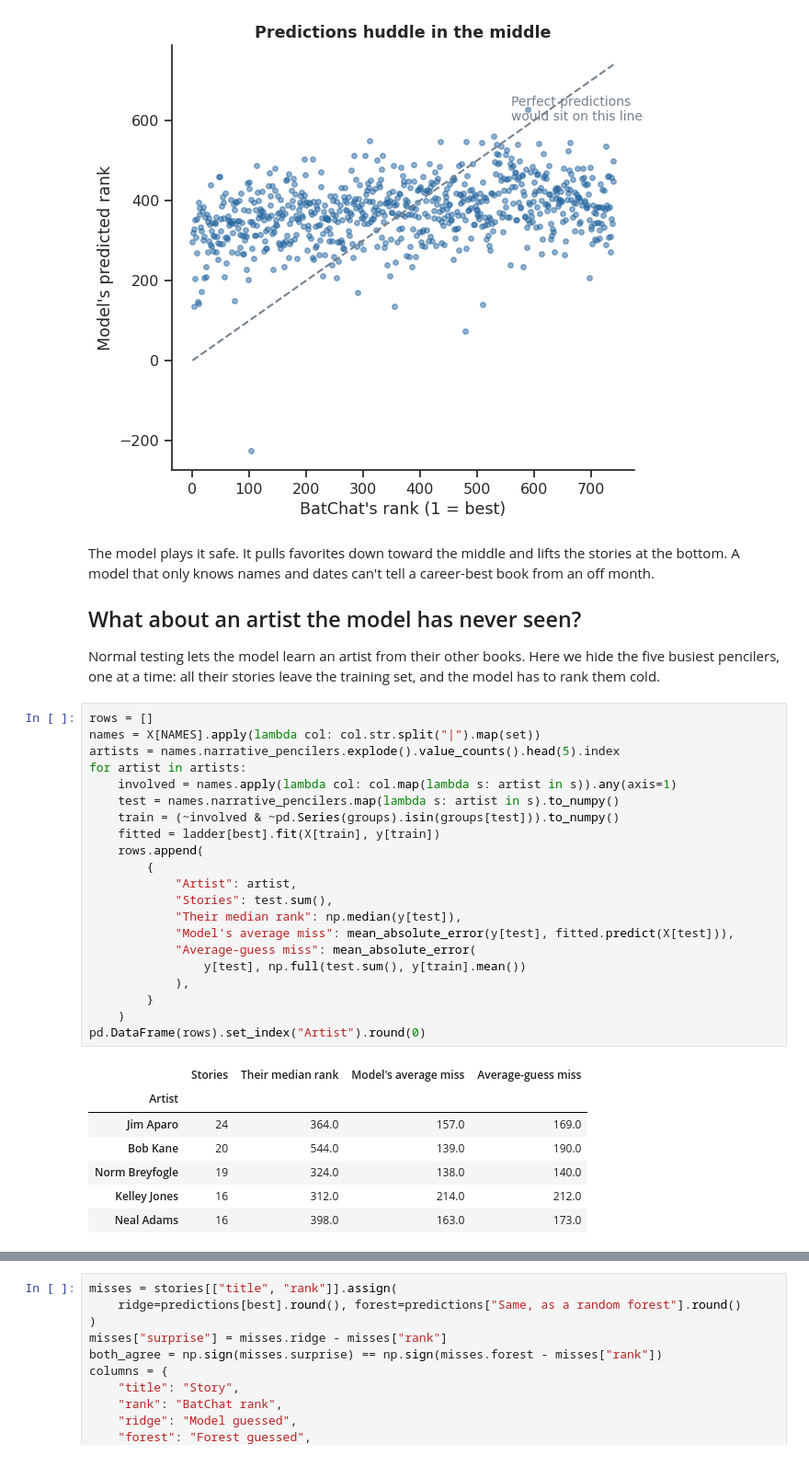
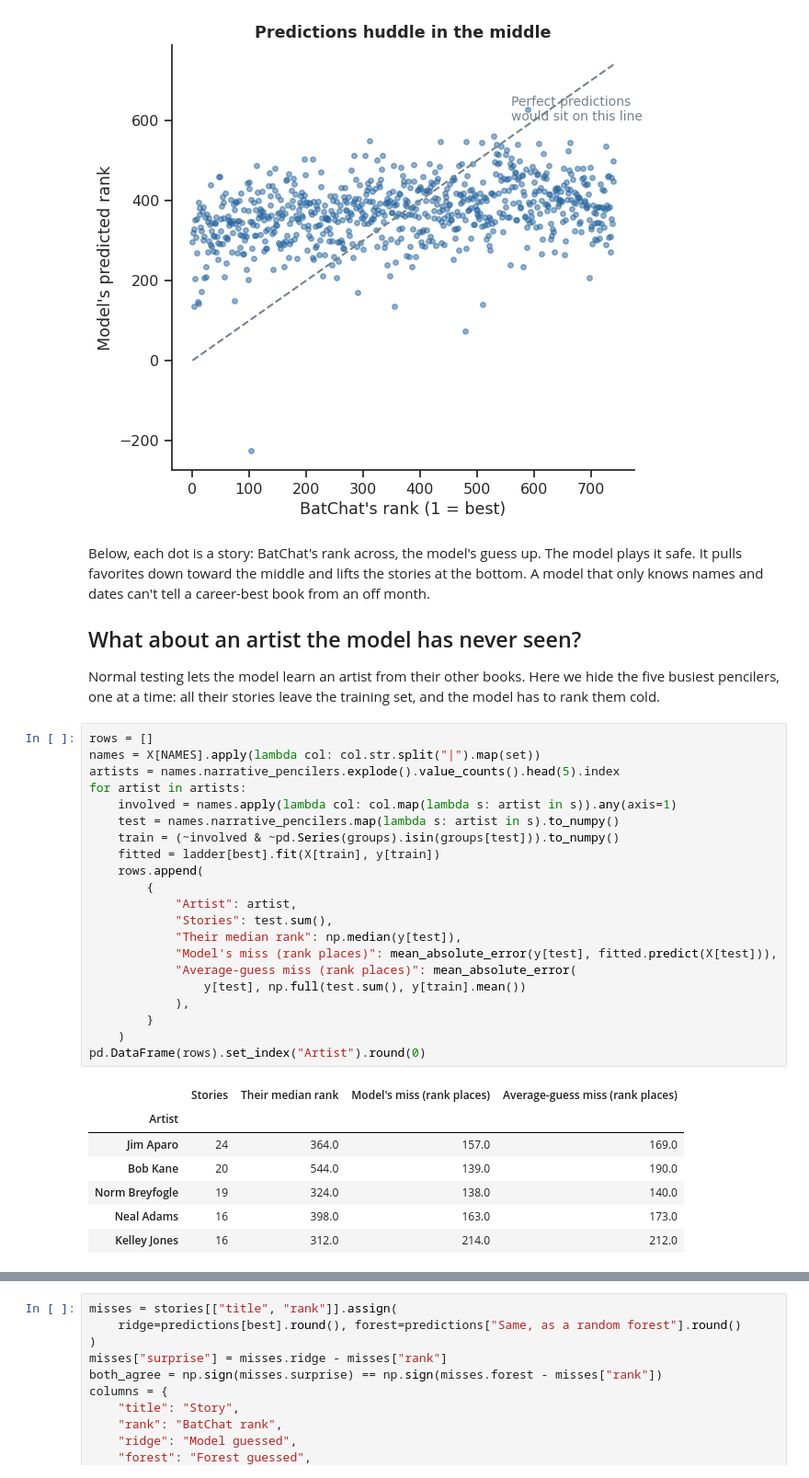
Before and after one commit to ddofer/BatRank, a Jupyter notebook: notebooks/1.0-batchat-rankings.ipynb, the cells around one changed output, grey strips where cells are left out. Shown at 92% size. Drawn from its saved outputs; the diff is of its cells as text.

```diff
--- a/notebooks/1.0-batchat-rankings.ipynb
+++ b/notebooks/1.0-batchat-rankings.ipynb
@@ -213,7 +211,7 @@ plt.show()
 # %% [output]
 [figure]
 # %% [markdown]
-The model plays it safe. It pulls favorites down toward the middle and lifts the stories at the bottom. A model that only knows names and dates can't tell a career-best book from an off month.
+Below, each dot is a story: BatChat's rank across, the model's guess up. The model plays it safe. It pulls favorites down toward the middle and lifts the stories at the bottom. A model that only knows names and dates can't tell a career-best book from an off month.
 
 ## What about an artist the model has never seen?
 
@@ -221,30 +219,30 @@ Normal testing lets the model learn an artist from their other books. Here we hi
 # %%
 rows = []
 names = X[NAMES].apply(lambda col: col.str.split("|").map(set))
 artists = names.narrative_pencilers.explode().value_counts().head(5).index
 for artist in artists:
     involved = names.apply(lambda col: col.map(lambda s: artist in s)).any(axis=1)
     test = names.narrative_pencilers.map(lambda s: artist in s).to_numpy()
     train = (~involved & ~pd.Series(groups).isin(groups[test])).to_numpy()
     fitted = ladder[best].fit(X[train], y[train])
     rows.append(
         {
             "Artist": artist,
             "Stories": test.sum(),
             "Their median rank": np.median(y[test]),
-            "Model's average miss": mean_absolute_error(y[test], fitted.predict(X[test])),
-            "Average-guess miss": mean_absolute_error(
+            "Model's miss (rank places)": mean_absolute_error(y[test], fitted.predict(X[test])),
+            "Average-guess miss (rank places)": mean_absolute_error(
                 y[test], np.full(test.sum(), y[train].mean())
             ),
         }
     )
 pd.DataFrame(rows).set_index("Artist").round(0)
 # %% [output]
-|  | Stories | Their median rank | Model's average miss | Average-guess miss |
+|  | Stories | Their median rank | Model's miss (rank places) | Average-guess miss (rank places) |
 | Artist |  |  |  |  |
 | Jim Aparo | 24 | 364.0 | 157.0 | 169.0 |
 | Bob Kane | 20 | 544.0 | 139.0 | 190.0 |
 | Norm Breyfogle | 19 | 324.0 | 138.0 | 140.0 |
+| Neal Adams | 16 | 398.0 | 163.0 | 173.0 |
 | Kelley Jones | 16 | 312.0 | 214.0 | 212.0 |
-| Neal Adams | 16 | 398.0 | 163.0 | 173.0 |
 # %% [markdown]
```
Also changed, not shown: parts of 9 cells of this notebook, 8 other files.
